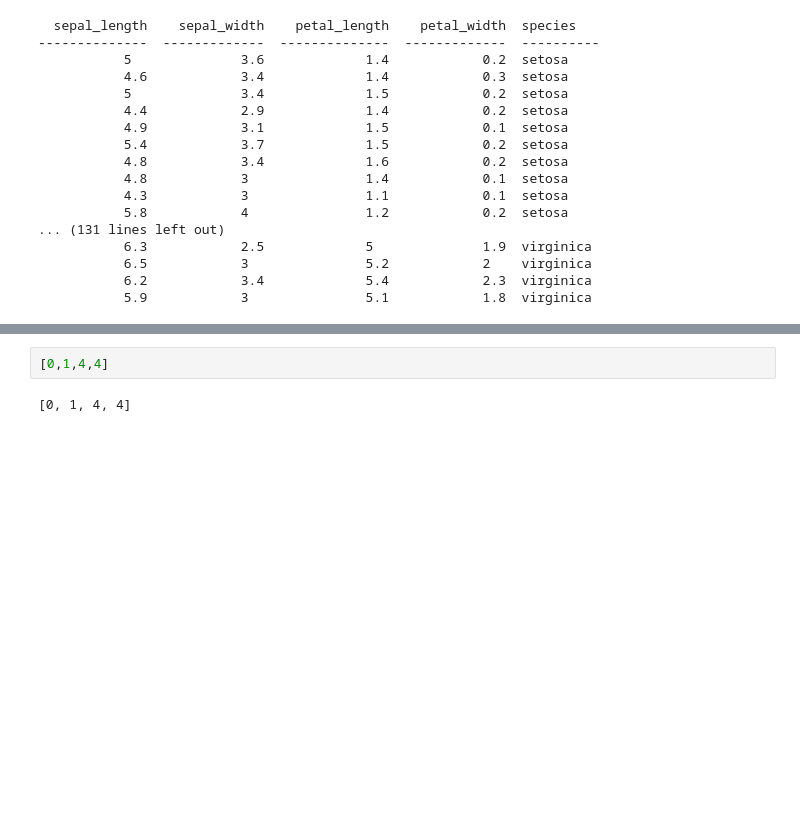
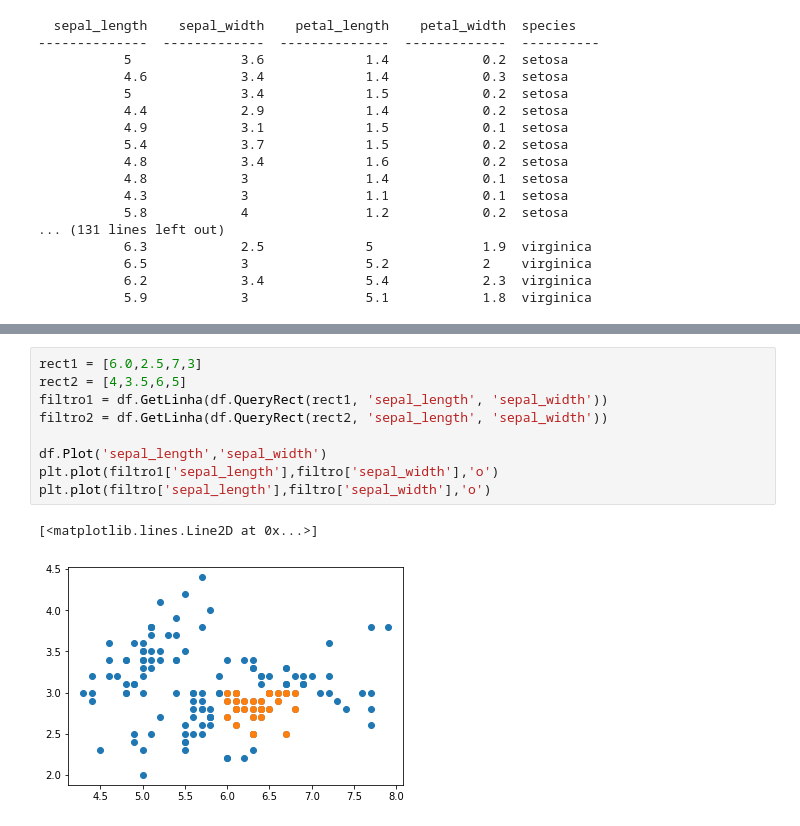
Before and after one commit to davibarreira/Macaco, a Jupyter notebook: MacacoNotebook.ipynb, the cells around one changed output, grey strips where cells are left out. Saved outputs shown, nothing was run; the diff lists cells and outputs as text; blank space fills up the shorter version.

Commit message:
Utilizado o QueryRect no notebook. Funcionou!

```diff
--- a/MacacoNotebook.ipynb
+++ b/MacacoNotebook.ipynb
@@ -215,4 +213,12 @@ df.Plot('sepal_length','sepal_width')
-# %%
-[0,1,4,4]
-# %% [output]
-[0, 1, 4, 4]
+# %%
+rect1 = [6.0,2.5,7,3]
+rect2 = [4,3.5,6,5]
+filtro1 = df.GetLinha(df.QueryRect(rect1, 'sepal_length', 'sepal_width'))
+filtro2 = df.GetLinha(df.QueryRect(rect2, 'sepal_length', 'sepal_width'))
+
+df.Plot('sepal_length','sepal_width')
+plt.plot(filtro1['sepal_length'],filtro['sepal_width'],'o')
+plt.plot(filtro['sepal_length'],filtro['sepal_width'],'o')
+# %% [output]
+[<matplotlib.lines.Line2D at 0x...>]
+[figure, added]
```
Also changed, not shown: parts of 3 cells of this notebook.
